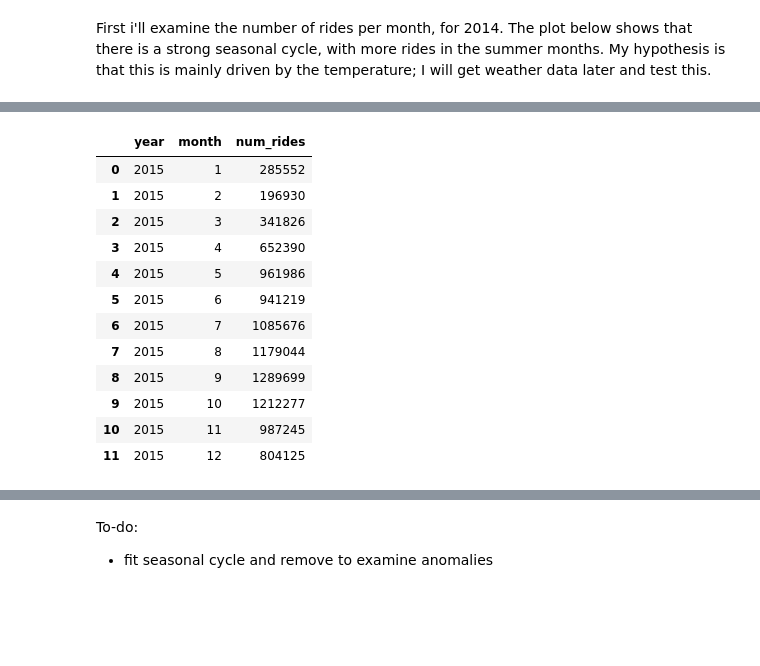
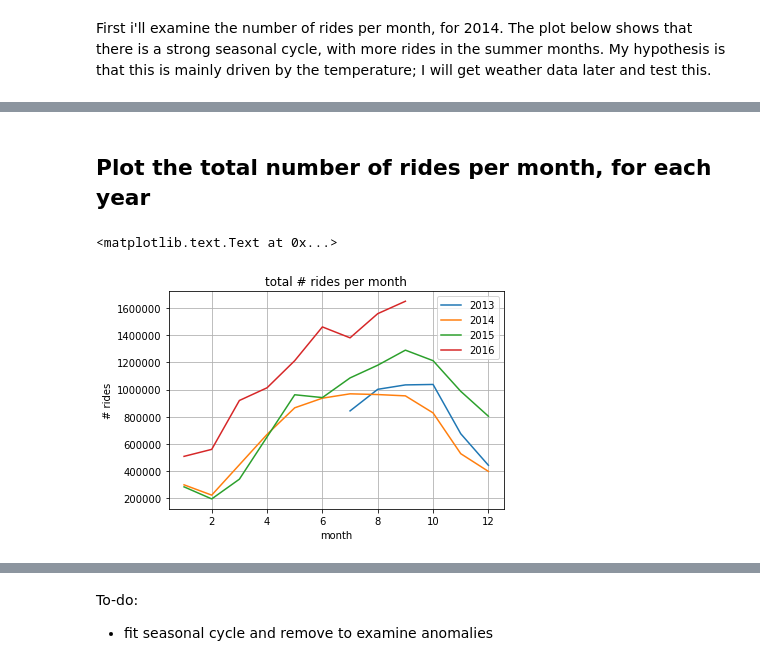
Before and after one commit to andypicke/Springboard_DataScience, a Jupyter notebook: Capstone_1/citibike_EDA.ipynb, the cells around one changed output, grey strips where cells are left out. Cells and saved outputs as stored; diff of their text form; code cells hidden in the pictures; blank space fills up the shorter version.

```diff
--- a/Capstone_1/citibike_EDA.ipynb
+++ b/Capstone_1/citibike_EDA.ipynb
@@ -30,19 +36,18 @@ df
+# %% [markdown]
+## Plot the total number of rides per month, for each year
 # %%
 # count rides per month for one year
-year = 2015
-df = pd.read_sql_query("SELECT year,month,count(*) as num_rides FROM rides WHERE year=? GROUP BY month", con,params=[year])
-df
+years = [2013,2014,2015,2016,2017]
+for year in years:
+    df = pd.read_sql_query("SELECT year,month,count(*) as num_rides FROM rides WHERE year=? GROUP BY month", con,params=[year])
+    plt.plot(df.month, df.num_rides, label=str(year))
+    #plt.scatter(df.month, df.num_rides)
+
+plt.grid()
+plt.xlabel('month')
+plt.ylabel('# rides')
+plt.legend();
+plt.title('total # rides per month')
 # %% [output]
-|  | year | month | num_rides |
-| 0 | 2015 | 1 | 285552 |
-| 1 | 2015 | 2 | 196930 |
-| 2 | 2015 | 3 | 341826 |
-| 3 | 2015 | 4 | 652390 |
-| 4 | 2015 | 5 | 961986 |
-| 5 | 2015 | 6 | 941219 |
-| 6 | 2015 | 7 | 1085676 |
-| 7 | 2015 | 8 | 1179044 |
-| 8 | 2015 | 9 | 1289699 |
-| 9 | 2015 | 10 | 1212277 |
-| 10 | 2015 | 11 | 987245 |
-| 11 | 2015 | 12 | 804125 |
+<matplotlib.text.Text at 0x...>
+[figure, added]
```
Also changed, not shown: parts of 25 cells of this notebook.
